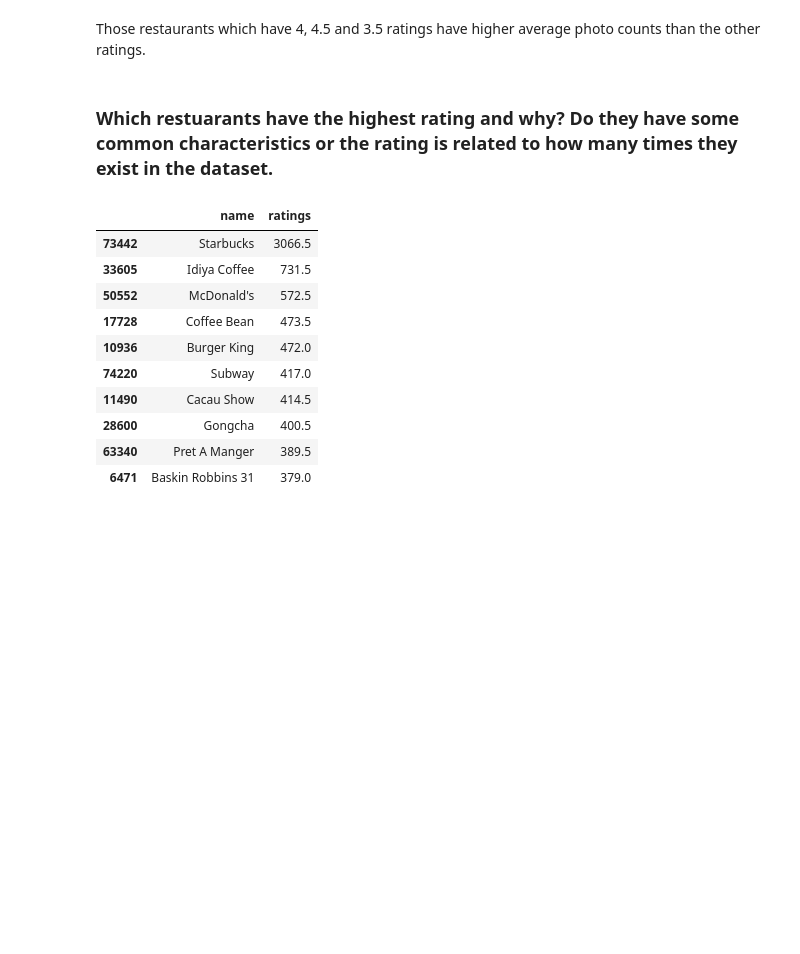
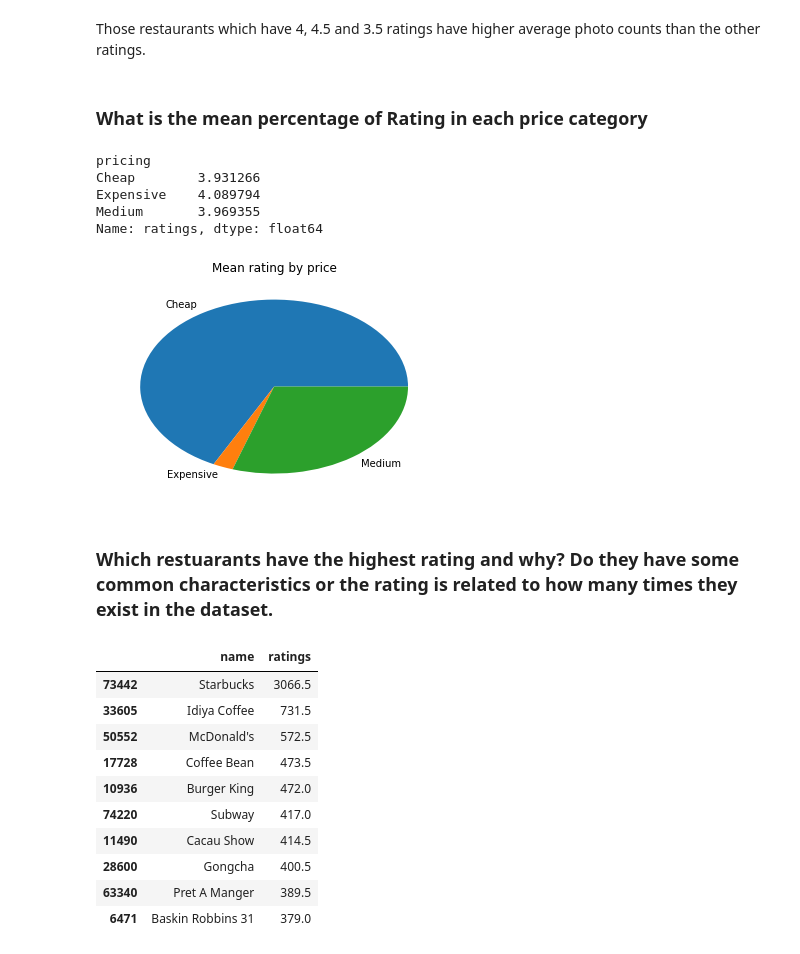
Before and after one commit to selemawit/projects, a Jupyter notebook: project1 Restaurant star rating/Restaurant Rating.ipynb, the cells around one changed output. Saved outputs shown, nothing was run; the diff lists cells and outputs as text; code cells hidden in the pictures; blank space fills up the shorter version.

```diff
--- a/project1 Restaurant star rating/Restaurant Rating.ipynb
+++ b/project1 Restaurant star rating/Restaurant Rating.ipynb
@@ -530,2 +518,27 @@ df4.head(10)
 # %% [markdown]
 Those restaurants which have 4, 4.5 and 3.5 ratings have higher average photo counts than the other ratings.
+# %% [markdown]
+### What is the mean percentage of Rating in each price category
+# %%
+df4['pricing'] = df4['pricing'].replace('$','Cheap')
+df4['pricing'] = df4['pricing'].replace('$$ - $$$','Medium')
+df4['pricing'] = df4['pricing'].replace('$$$$','Expensive')
+# %%
+df4['ratings']=df4['ratings'].astype(float)
+pie_price= df4.groupby('pricing')['ratings'].mean()
+pie_price
+# %% [output]
+pricing
+Cheap        3.931266
+Expensive    4.089794
+Medium       3.969355
+Name: ratings, dtype: float64
+# %%
+df4['ratings']=df4['ratings'].astype(float)
+pie_price= df4.groupby('pricing')['ratings'].count()
+pie_price.plot.pie()
+plt.ylabel('')
+plt.title("Mean rating by price")
+plt.show()
+# %% [output]
+[figure, added]
```
Also changed, not shown: parts of 20 cells of this notebook.
